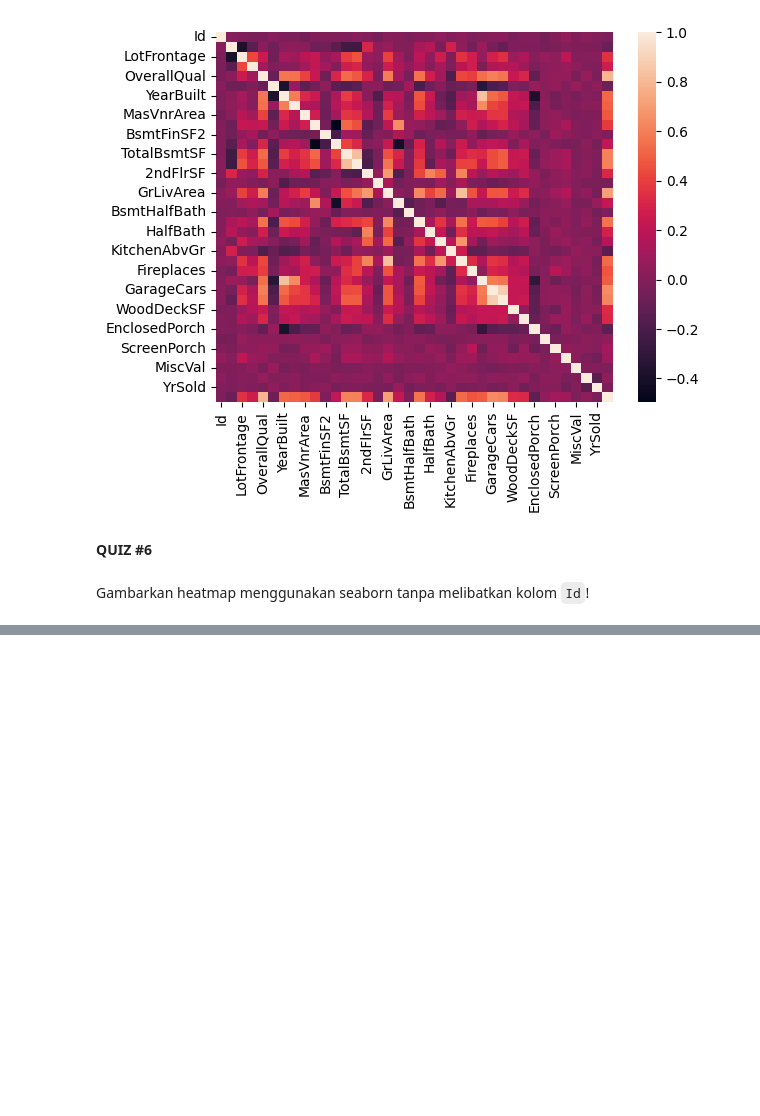
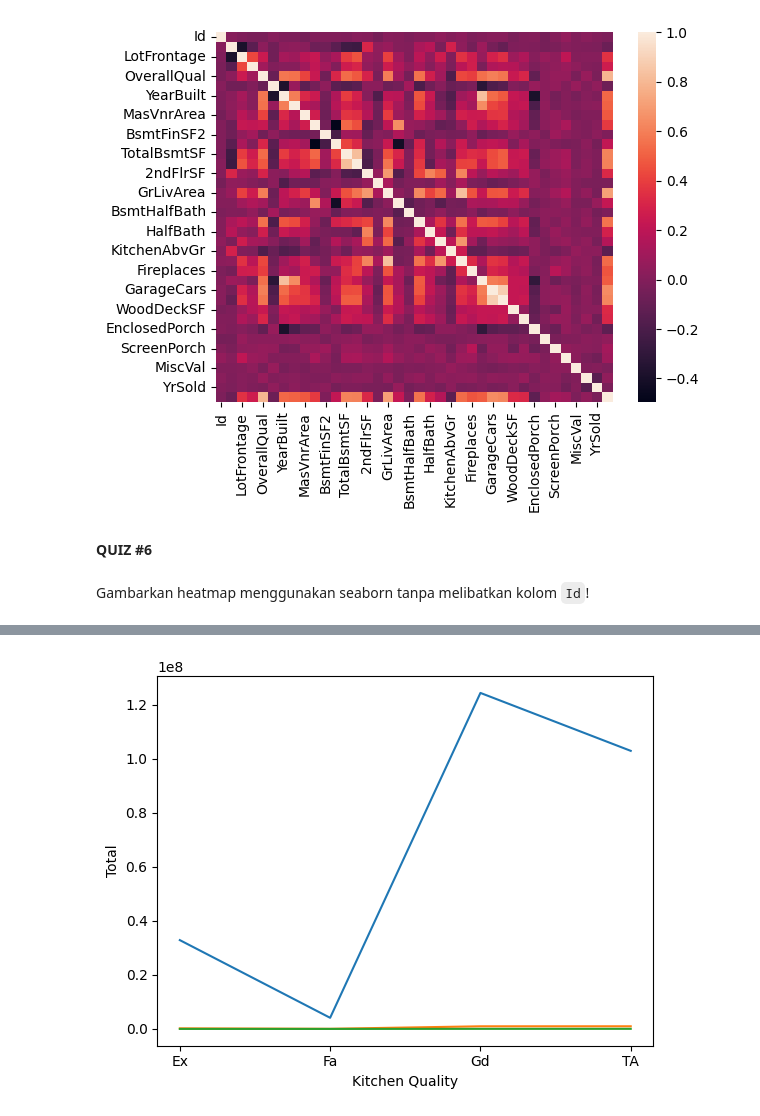
Before and after one commit to romstormy27/contdev_houseprice, a Jupyter notebook: notebooks/video_learning.ipynb, the cells around one changed output, grey strips where cells are left out. Saved outputs shown, nothing was run; the diff lists cells and outputs as text; code cells hidden in the pictures; blank space fills up the shorter version.

```diff
--- a/notebooks/video_learning.ipynb
+++ b/notebooks/video_learning.ipynb
@@ -297,0 +344,25 @@ Gambarkan heatmap menggunakan seaborn tanpa melibatkan kolom `Id`!
+# %%
+# line 1 (total penjualan berdasarkan KitchenQual)
+line1 = df.groupby(by="KitchenQual")["SalePrice"].sum()
+
+# line 2 (total GrLivArea berdasarkan KitchenQual)
+line2 = df.groupby(by="KitchenQual")["GrLivArea"].sum()
+
+# line 3 (total LotFrontage berdasarkan KitchenQual)
+line3 = df.groupby(by="KitchenQual")["LotFrontage"].sum()
+# %%
+# draw line plot using pyplot
+plt.plot(line1)
+plt.plot(line2)
+plt.plot(line3)
+
+# Tampilkan label untuk x-axis
+plt.xlabel('Kitchen Quality')
+
+# Tampilkan label untuk y-axis
+plt.ylabel('Total')
+
+# Tunjukkan plot yang telah digambar
+plt.show()
+# %% [output]
+[figure, added]
```
Also changed, not shown: parts of 47 cells of this notebook, 1 other file.
